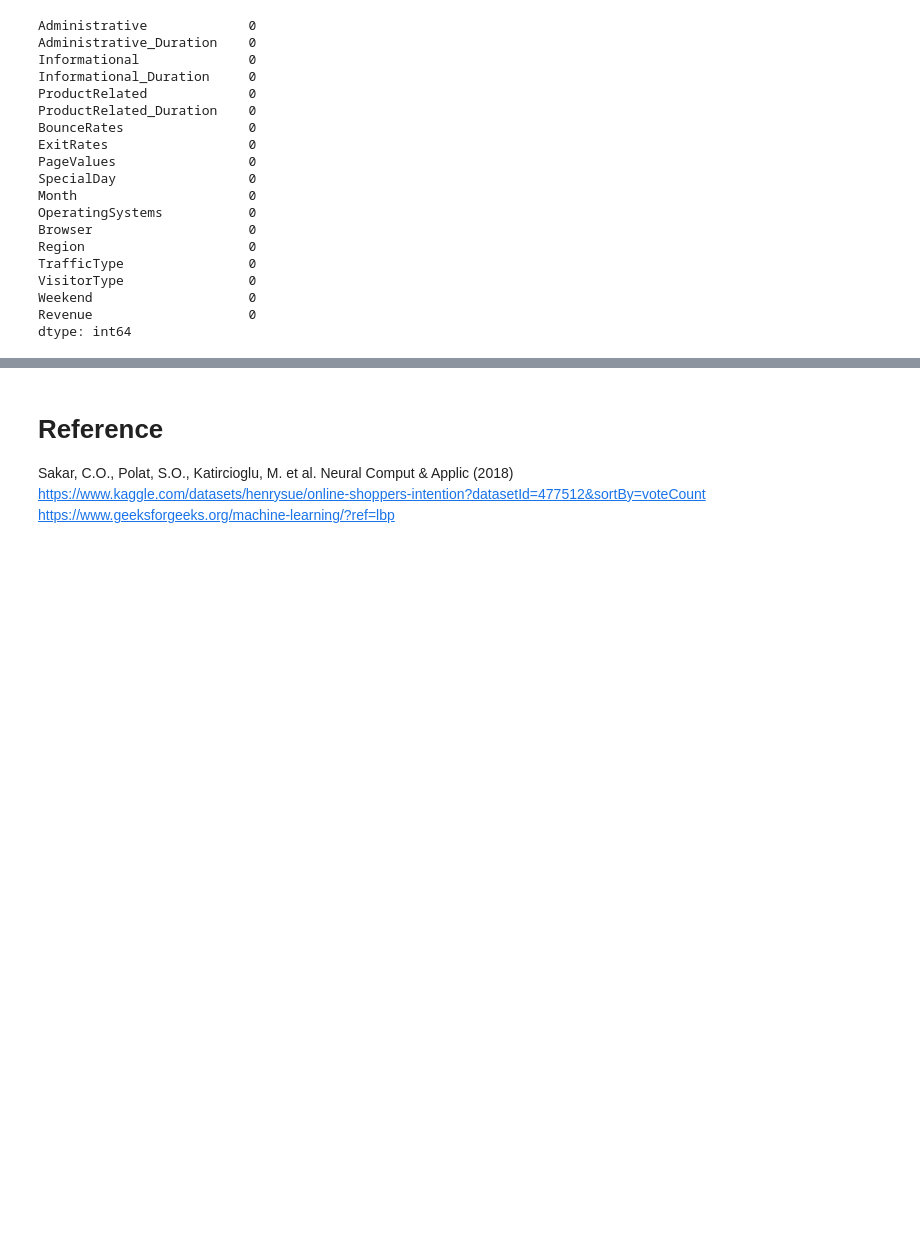
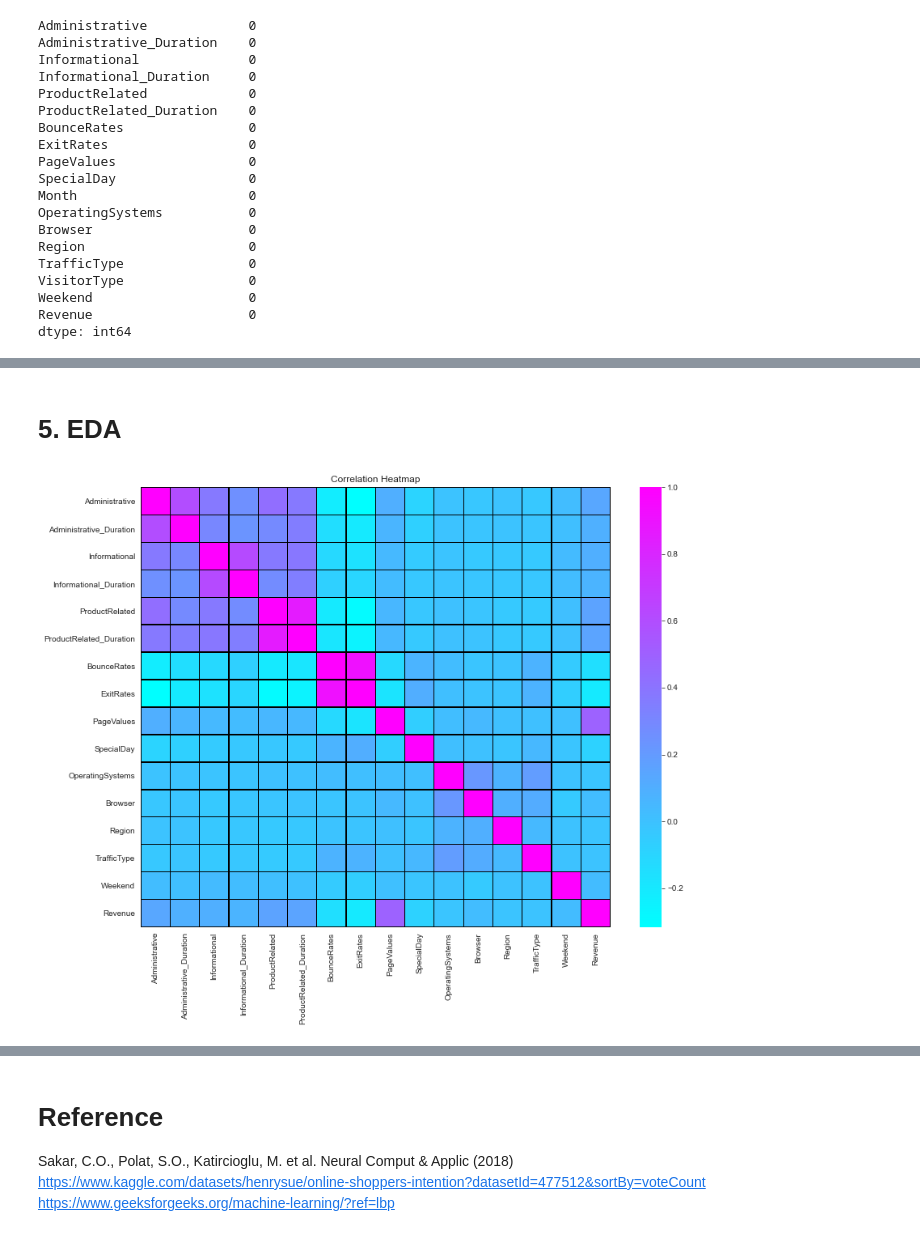
Before and after one commit to tingmwgnit/machine_learning_playground, a Jupyter notebook: k_means/online_shoppers_intention.ipynb, the cells around one changed output, grey strips where cells are left out. Drawn from its saved outputs; the diff is of its cells as text; code cells hidden in the pictures; blank space fills up the shorter version.

```diff
--- a/k_means/online_shoppers_intention.ipynb
+++ b/k_means/online_shoppers_intention.ipynb
@@ -76,0 +106,10 @@ dtype: int64
+# %% [markdown]
+# 5. EDA
+# %%
+#correlation heat map(lower triangle only)
+sns.heatmap(df.corr(),cmap='cool',linewidths=0.2, linecolor='black')#setting the format of the heatmat
+plt.rcParams['figure.figsize'] = [13, 10]#set figure size
+plt.title('Correlation Heatmap')#title
+plt.show()#display
+# %% [output]
+[figure, added]
```
Also changed, not shown: parts of 11 cells of this notebook, 1 other file.
